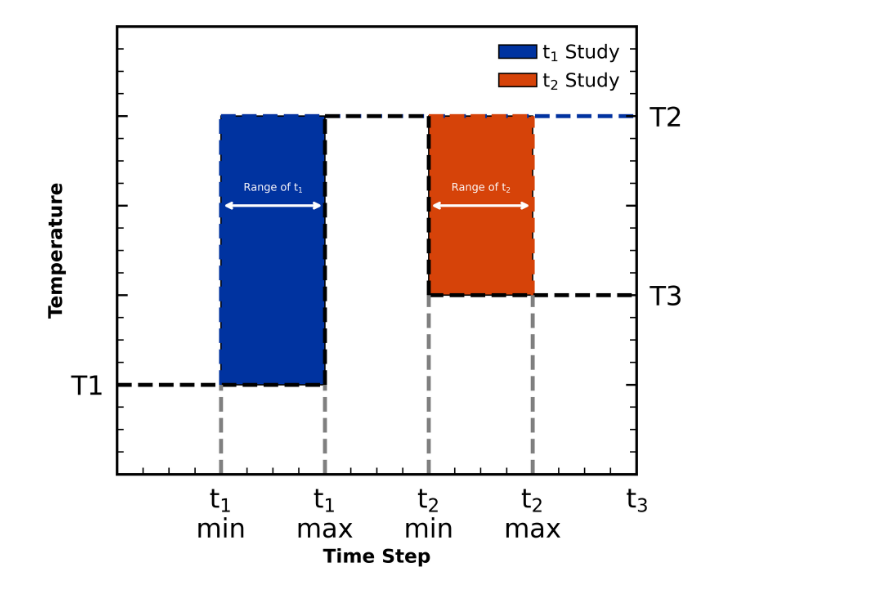
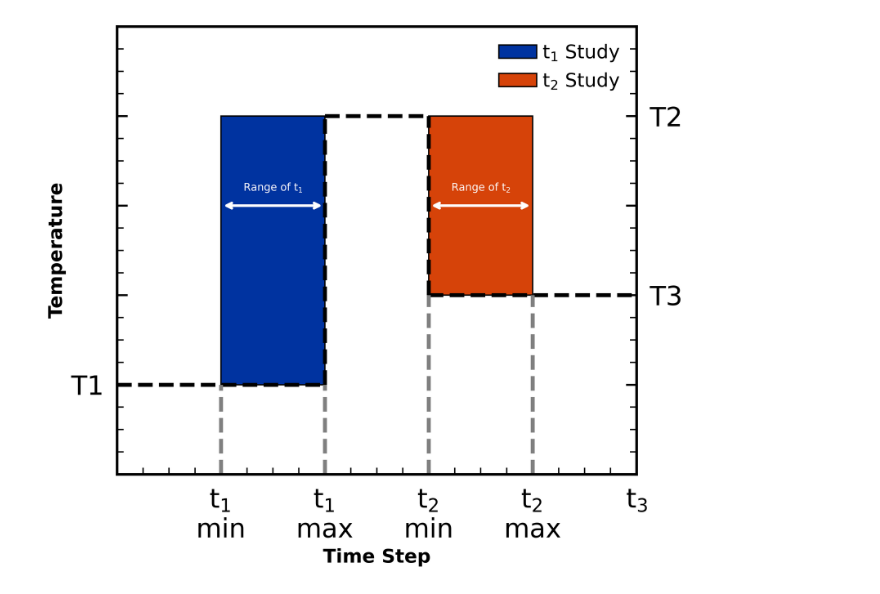
Before and after one commit to cmelab/notebooks-for-2020-epoxy-paper, a Jupyter notebook: cure-path-cartoon/cure-path-cartoon.ipynb, the cells around one changed output. Saved outputs shown, nothing was run; the diff lists cells and outputs as text; code cells hidden in the pictures.

Commit message:
removed some extra dashed color lines in curepath cartoon

```diff
--- a/cure-path-cartoon/cure-path-cartoon.ipynb
+++ b/cure-path-cartoon/cure-path-cartoon.ipynb
@@ -18,10 +18,10 @@ main_style = {"linestyle": "--", "color": "k"}
 eye_guide_style  = {"linestyle": "--", "color": "grey"}
 
 # t1 study
-t1_style = {"linestyle": "--", "color": BSU_BLUE}
+#t1_style = {"linestyle": "--", "color": BSU_BLUE}
 
-b_t1 = ax.vlines(0.2, 0.2, 0.8, **t1_style)
-c_t1 = ax.hlines(0.8, 0.2, 1, **t1_style)
+#b_t1 = ax.vlines(0.2, 0.2, 0.8, **t1_style)
+#c_t1 = ax.hlines(0.8, 0.2, 1, **t1_style)
 t1_shade = ax.axvspan(
     0.2,
     0.4,
@@ -35,10 +35,10 @@ t1_shade = ax.axvspan(
 
 
 # t2 study
-t2_style = {"linestyle": "--", "color": BSU_ORANGE}
+#t2_style = {"linestyle": "--", "color": BSU_ORANGE}
 
-c_t2 = ax.hlines(0.8, 0.6, 0.8, **t2_style)
-d_t2 = ax.vlines(0.8, 0.4, 0.8, **t2_style)
+#c_t2 = ax.hlines(0.8, 0.6, 0.8, **t2_style)
+#d_t2 = ax.vlines(0.8, 0.4, 0.8, **t2_style)
 
 
 
@@ -124,31 +124,31 @@ ax.annotate(
 
 arrow_x = 0.25 + 0.35
 arrow_y = 0.6
 arrow_dx = 0.2
 ax.annotate(
     text="",
     xy=(arrow_x, arrow_y),
     xytext=(arrow_x + arrow_dx, arrow_y),
     arrowprops=dict(arrowstyle="<->",lw=2, color="white"),
 )
 ax.annotate(
     text=r"Range of t$_2$",
     xy=((arrow_x + arrow_dx / 2), arrow_y + 0.04),
     size=8,
     color="white",
     ha="center",
     va="center",
 )
 
 
 for axis in ['top','bottom','left','right']:
     ax.spines[axis].set_linewidth(2)
 
 ax.tick_params(width=1.5)
 
 ax.legend()
 
 
 plt.savefig("new_step_cartoon.png", transparent=True)
 # %% [output]
-[figure, old version]
+[figure, new version]
```
Also changed, not shown: 3 other files.
